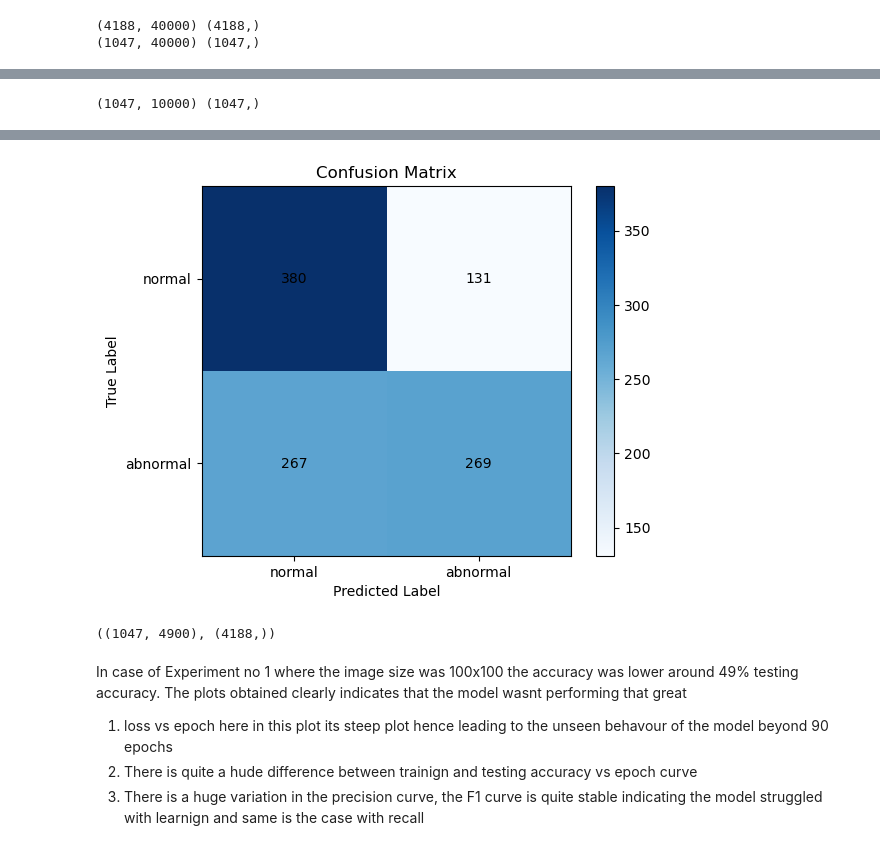
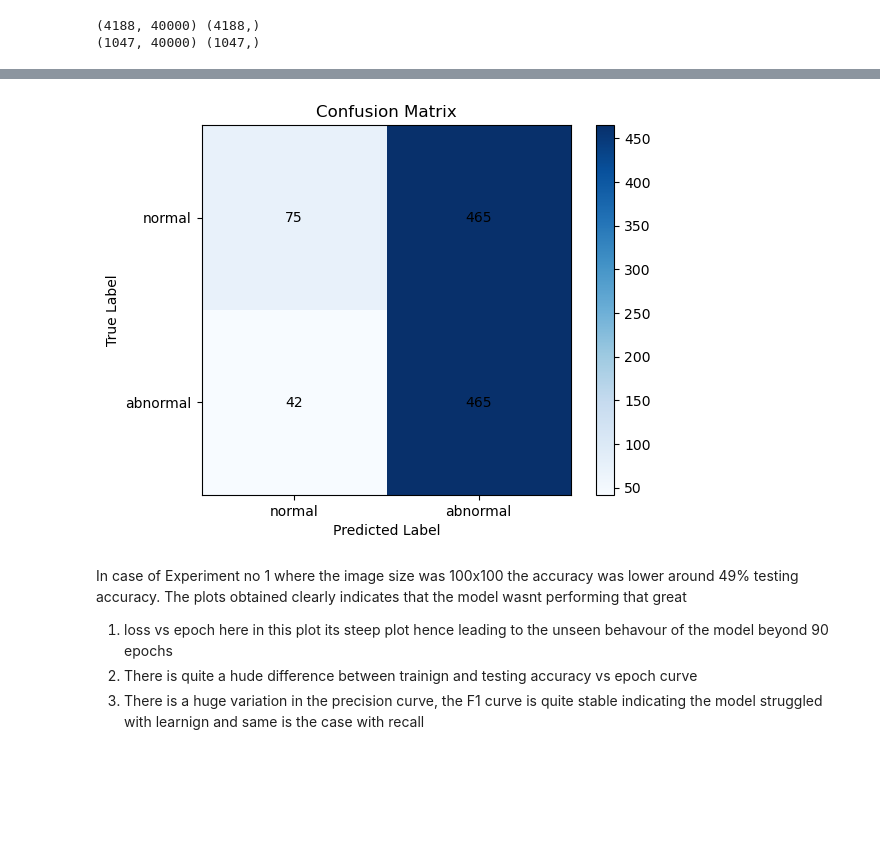
Before and after one commit to sania8/ProgrammingAndMathsforAI, a Jupyter notebook: new-data.ipynb, the cells around one changed output, grey strips where cells are left out. Cells and saved outputs as stored; diff of their text form; code cells hidden in the pictures; blank space fills up the shorter version.

```diff
--- a/new-data.ipynb
+++ b/new-data.ipynb
@@ -76,5 +74,0 @@ Experiment no 2 splitting the dataset
-# %%
-X_train, y_train, X_test, y_test = train_test_split(X, Y, test_ratio=0.2)
-
-print(X_train.shape, y_train.shape)
-print(X_test.shape, y_test.shape)
@@ -321,10 +314,6 @@ def train(model, X_train, y_train, X_test, y_test, lr=0.01, epochs=20, l2=0.0):
     plot_confusion_matrix(cm)
 
     return history
-# %%
-print(X_test.shape, y_test.shape)  # should be (num_samples, num_features), (num_samples,)
-# %% [output]
-(1047, 10000) (1047,)
 # %%
 model = SimpleNN(input_dim=X_train.shape[1], hidden_dim=400, output_dim=2)
 # %%
@@ -332,7 +321,7 @@ history = train(
     model,
     X_train, y_train,
     X_test, y_test,
-    lr=0.001,       # learning rate
+    lr=0.0001,       # learning rate
     epochs=90,      # number of epochs
     l2=0.00      # L2 regularization strength
 
@@ -358,9 +347,4 @@ Confusion Matrix:
-[figure, old version]
+[figure, new version]
-# %%
-X_train.shape, y_train.shape
-X_test.shape, y_train.shape
-# %% [output]
-((1047, 4900), (4188,))
 # %% [markdown]
 In case of Experiment  no 1 where the image size was 100x100 the accuracy was lower around 49% testing accuracy. The plots obtained clearly indicates that the model wasnt performing that great
 1. loss vs epoch here in this plot its steep plot hence leading to the unseen behavour of the model beyond 90 epochs
```
Also changed, not shown: parts of 12 cells of this notebook, 1 other file.
